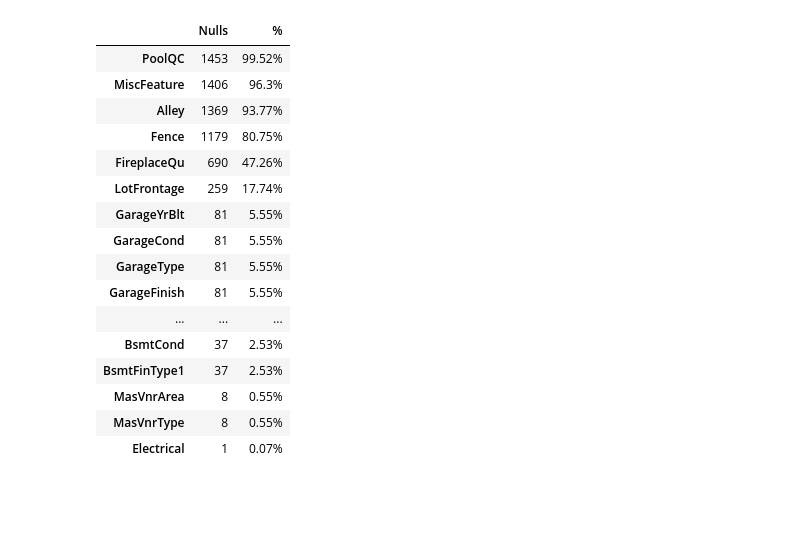
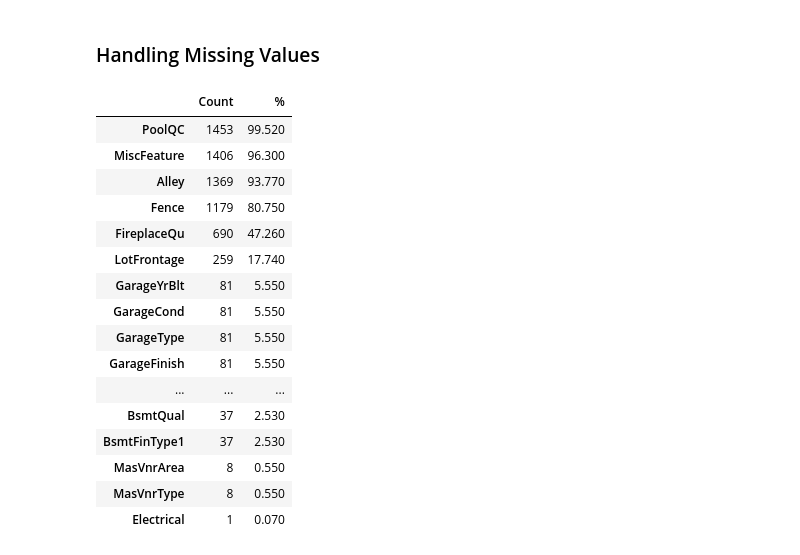
Before and after one commit to IgorTrevelin/data-science, a Jupyter notebook: house-prices-prediction.ipynb, the cells around one changed output. Cells and saved outputs as stored; diff of their text form; code cells hidden in the pictures; blank space fills up the shorter version.

Commit message:
Kaggle Notebook | House Prices Prediction | Version 3

```diff
--- a/house-prices-prediction.ipynb
+++ b/house-prices-prediction.ipynb
@@ -4,11 +24,26 @@ import pandas as pd
 import numpy as np
 import seaborn as sns
 import matplotlib.pyplot as plt
-from scipy.stats import norm
-from sklearn.preprocessing import StandardScaler, OneHotEncoder
-from sklearn.model_selection import train_test_split, cross_val_score
-from sklearn.metrics import r2_score, mean_squared_error, mean_absolute_error
-from pandas.api.types import is_numeric_dtype
+from sklearn.pipeline import Pipeline
+from sklearn.preprocessing import (
+    StandardScaler,
+    RobustScaler,
+    MinMaxScaler,
+    FunctionTransformer,
+    OrdinalEncoder,
+    OneHotEncoder
+)
+from sklearn.compose import ColumnTransformer, TransformedTargetRegressor
+from sklearn.model_selection import train_test_split, cross_val_score, GridSearchCV, KFold
+from sklearn.linear_model import LinearRegression, Lasso, Ridge, SGDRegressor
+from sklearn.svm import SVR
+from sklearn.neighbors import KNeighborsRegressor
+from sklearn.ensemble import RandomForestRegressor
+from sklearn.metrics import mean_squared_error, make_scorer
+from sklearn.impute import SimpleImputer
+from sklearn.decomposition import PCA
+from xgboost import XGBRegressor
+from pandas.api.types import is_numeric_dtype, is_categorical_dtype
 
 import warnings
 warnings.filterwarnings("ignore")
@@ -19,7 +54,11 @@ import random
 seed = 42
 random.seed(seed)
 np.random.seed(seed)
-df_train = pd.read_csv("../input/house-prices-advanced-regression-techniques/train.csv")
+
+pd.set_option("display.float_format", lambda x: "{:.3f}".format(x))
+sns.set_style("darkgrid")
+
+df_train = pd.read_csv("../input/house-prices-advanced-regression-techniques/train.csv", index_col=0)
 # %%
 df_train.info()
 # %% [output]
@@ -43,24 +111,26 @@ memory usage: 924.0+ KB
+# %% [markdown]
+### <span id="2-1"></span>Handling Missing Values
 # %%
-nulls = df_train.isnull().sum().sort_values(ascending=False)
-nulls = nulls[nulls > 0]
-nulls = nulls.to_frame().rename(columns={0: "Nulls"})
-nulls["%"] = np.round((nulls["Nulls"] / len(df_train)) * 100, 2).astype(str) + "%"
-nulls
+missing = df_train.isnull().sum().sort_values(ascending=False)
+missing = missing[missing > 0]
+missing = missing.to_frame().rename(columns={0: "Count"})
+missing["%"] = np.round((missing["Count"] / len(df_train)) * 100, 2)
+missing
 # %% [output]
-|  | Nulls | % |
-| PoolQC | 1453 | 99.52% |
-| MiscFeature | 1406 | 96.3% |
-| Alley | 1369 | 93.77% |
-| Fence | 1179 | 80.75% |
-| FireplaceQu | 690 | 47.26% |
-| LotFrontage | 259 | 17.74% |
-| GarageYrBlt | 81 | 5.55% |
-| GarageCond | 81 | 5.55% |
-| GarageType | 81 | 5.55% |
-| GarageFinish | 81 | 5.55% |
+|  | Count | % |
+| PoolQC | 1453 | 99.520 |
+| MiscFeature | 1406 | 96.300 |
+| Alley | 1369 | 93.770 |
+| Fence | 1179 | 80.750 |
+| FireplaceQu | 690 | 47.260 |
+| LotFrontage | 259 | 17.740 |
+| GarageYrBlt | 81 | 5.550 |
+| GarageCond | 81 | 5.550 |
+| GarageType | 81 | 5.550 |
+| GarageFinish | 81 | 5.550 |
 | ... | ... | ... |
-| BsmtCond | 37 | 2.53% |
-| BsmtFinType1 | 37 | 2.53% |
-| MasVnrArea | 8 | 0.55% |
-| MasVnrType | 8 | 0.55% |
-| Electrical | 1 | 0.07% |
+| BsmtQual | 37 | 2.530 |
+| BsmtFinType1 | 37 | 2.530 |
+| MasVnrArea | 8 | 0.550 |
+| MasVnrType | 8 | 0.550 |
+| Electrical | 1 | 0.070 |
```
Also changed, not shown: parts of 43 cells of this notebook.
